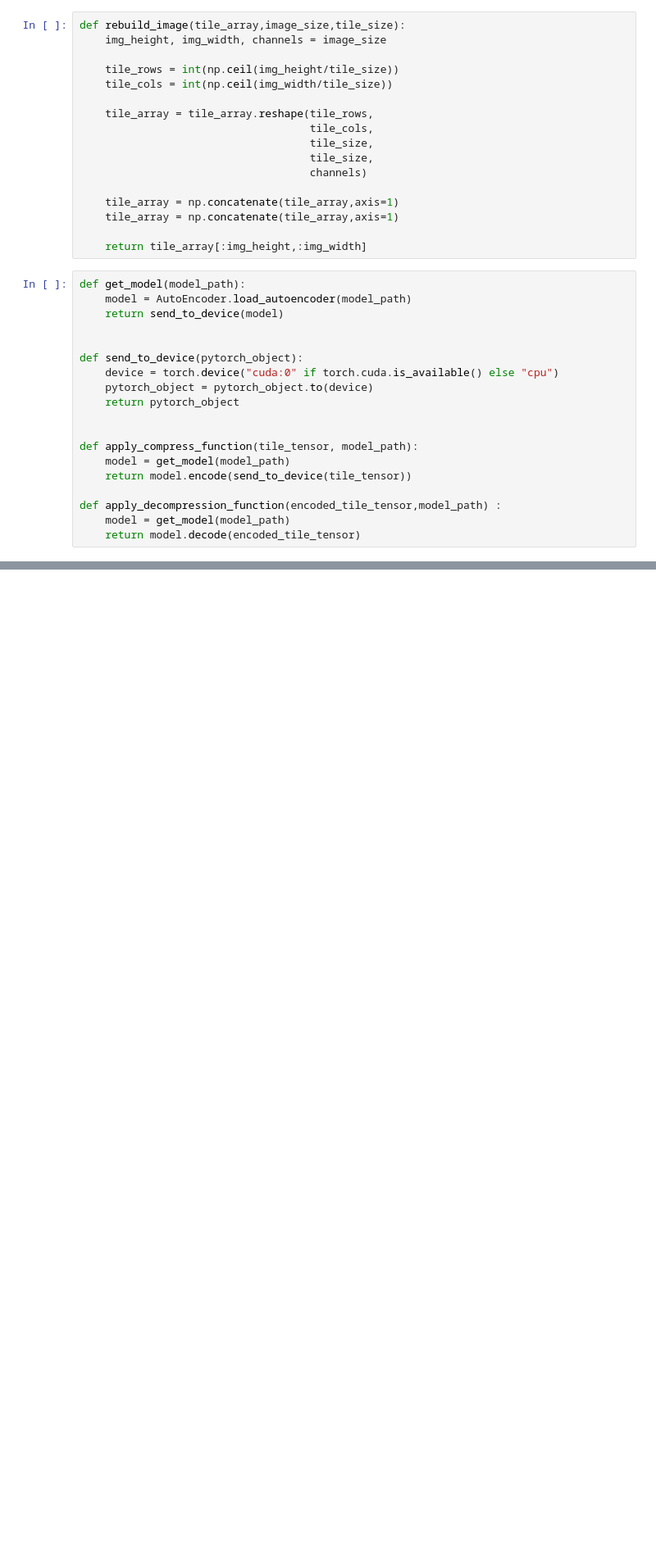
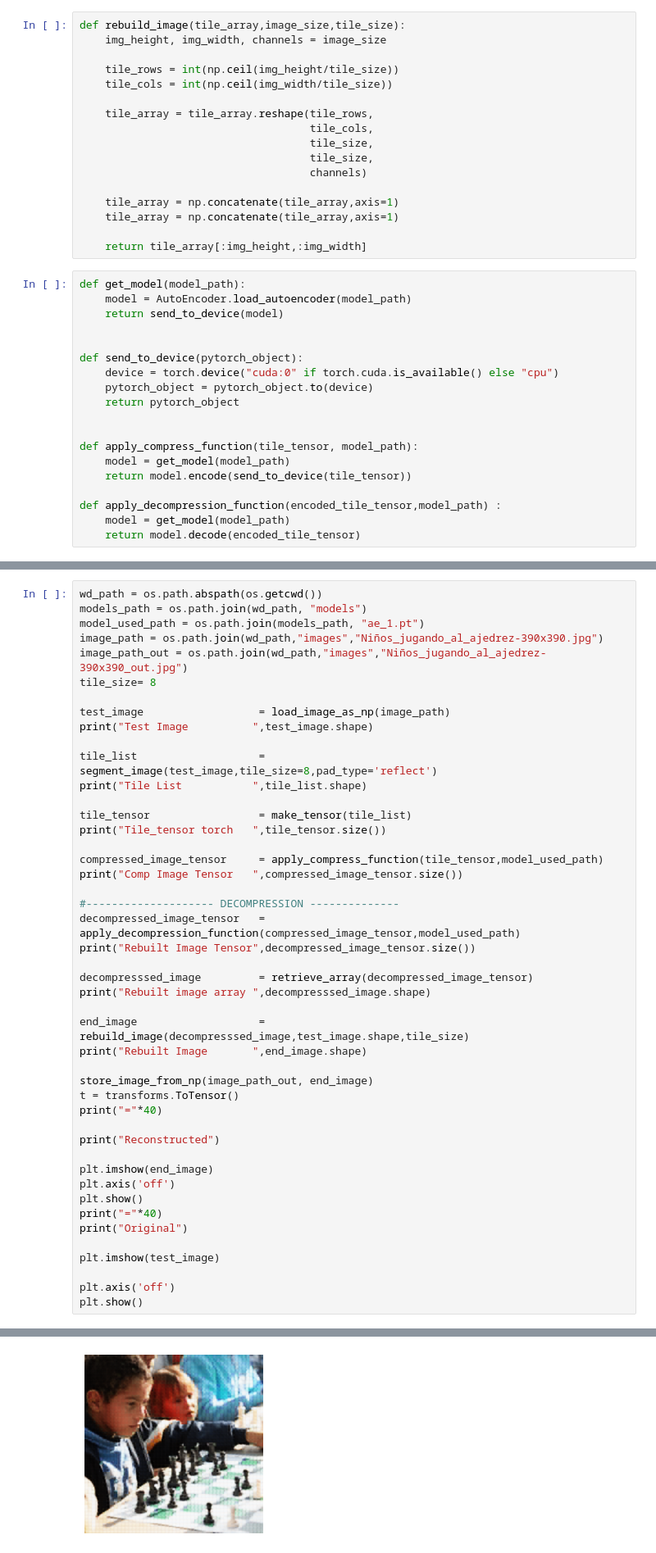
Before and after one commit to igrodfer/TFG, a Jupyter notebook: grid_segmentation.ipynb, the cells around one changed output, grey strips where cells are left out. Shown: that part at 82% size. Saved outputs shown, nothing was run; the diff lists cells and outputs as text; blank space fills up the shorter version.

```diff
--- a/grid_segmentation.ipynb
+++ b/grid_segmentation.ipynb
@@ -86 +92,48 @@ def retrieve_array(decoded_tile_tensor):
     return res
+# %%
+wd_path = os.path.abspath(os.getcwd())
+models_path = os.path.join(wd_path, "models")
+model_used_path = os.path.join(models_path, "ae_1.pt")
+image_path = os.path.join(wd_path,"images","Niños_jugando_al_ajedrez-390x390.jpg")
+image_path_out = os.path.join(wd_path,"images","Niños_jugando_al_ajedrez-390x390_out.jpg")
+tile_size= 8
+
+test_image                  = load_image_as_np(image_path)
+print("Test Image          ",test_image.shape)
+
+tile_list                   = segment_image(test_image,tile_size=8,pad_type='reflect')
+print("Tile List           ",tile_list.shape)
+
+tile_tensor                 = make_tensor(tile_list)
+print("Tile_tensor torch   ",tile_tensor.size())
+
+compressed_image_tensor     = apply_compress_function(tile_tensor,model_used_path)
+print("Comp Image Tensor   ",compressed_image_tensor.size())
+
+#-------------------- DECOMPRESSION --------------
+decompressed_image_tensor   = apply_decompression_function(compressed_image_tensor,model_used_path)
+print("Rebuilt Image Tensor",decompressed_image_tensor.size())
+
+decompresssed_image         = retrieve_array(decompressed_image_tensor)
+print("Rebuilt image array ",decompresssed_image.shape)
+
+end_image                   = rebuild_image(decompresssed_image,test_image.shape,tile_size)
+print("Rebuilt Image       ",end_image.shape)
+
+store_image_from_np(image_path_out, end_image)
+t = transforms.ToTensor()
+print("="*40)
+
+print("Reconstructed")
+
+plt.imshow(end_image)
+plt.axis('off')
+plt.show()
+print("="*40)
+print("Original")
+
+plt.imshow(test_image)
+
+plt.axis('off')
+plt.show()
+# %% [output]
@@ -86,0 +149 @@ def retrieve_array(decoded_tile_tensor):
+[figure, added]
```
Also changed, not shown: parts of 3 cells of this notebook.
